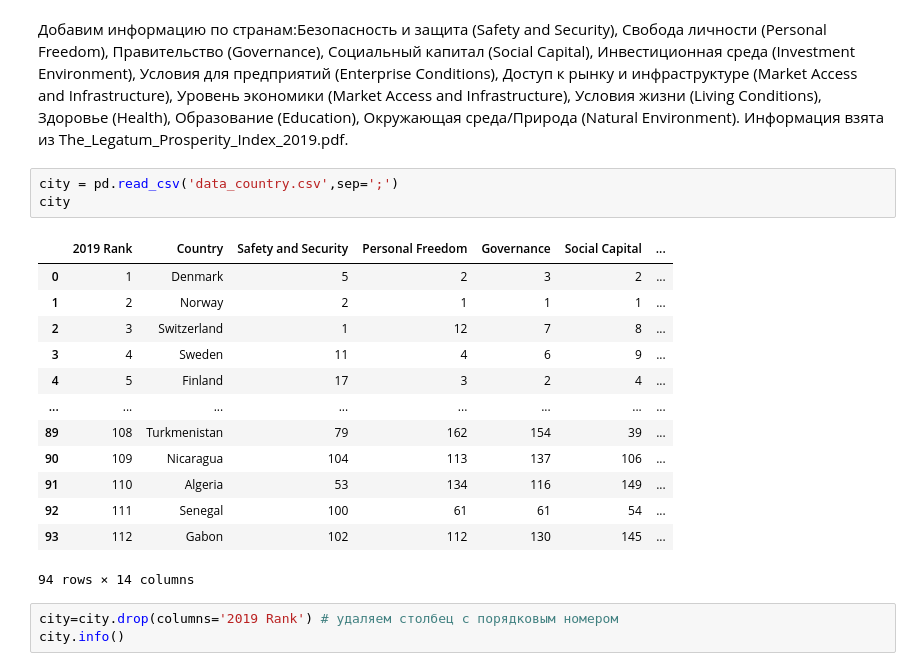
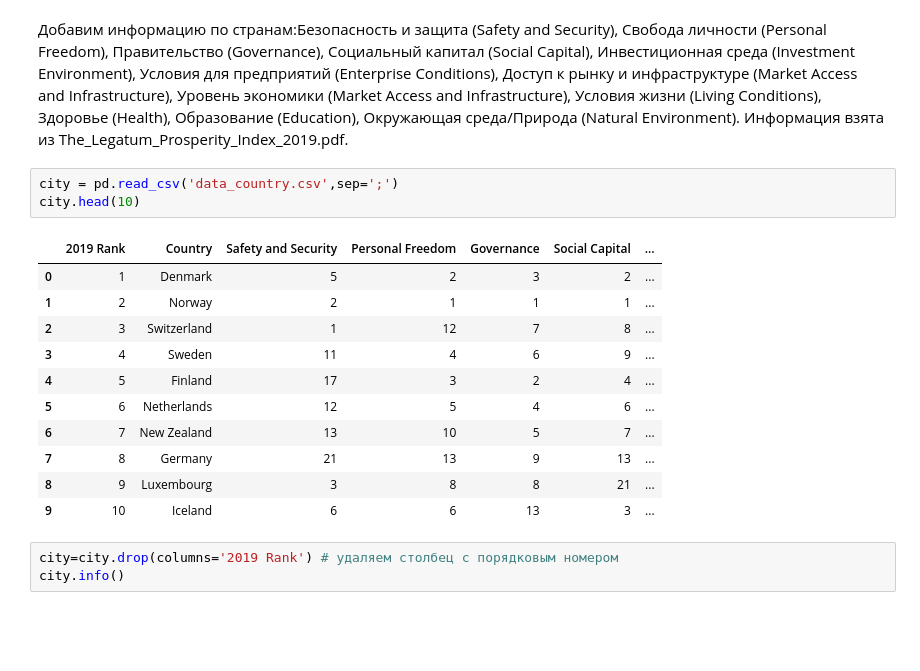
Before and after one commit to Nataly2107/DSLearning, a Jupyter notebook: module_3/Project3.ipynb, the cells around one changed output. Drawn from its saved outputs; the diff is of its cells as text; blank space fills up the shorter version.

```diff
--- a/module_3/Project3.ipynb
+++ b/module_3/Project3.ipynb
@@ -107,21 +107,19 @@ task['Country'] = task.City.apply(lambda x: setCountry(x))
 Информация взята из The_Legatum_Prosperity_Index_2019.pdf.
 # %%
 city = pd.read_csv('data_country.csv',sep=';')
-city
+city.head(10)
 # %% [output]
 |  | 2019 Rank | Country | Safety and Security | Personal Freedom | Governance | Social Capital | ... |
 | 0 | 1 | Denmark | 5 | 2 | 3 | 2 | ... |
 | 1 | 2 | Norway | 2 | 1 | 1 | 1 | ... |
 | 2 | 3 | Switzerland | 1 | 12 | 7 | 8 | ... |
 | 3 | 4 | Sweden | 11 | 4 | 6 | 9 | ... |
 | 4 | 5 | Finland | 17 | 3 | 2 | 4 | ... |
-| ... | ... | ... | ... | ... | ... | ... | ... |
-| 89 | 108 | Turkmenistan | 79 | 162 | 154 | 39 | ... |
-| 90 | 109 | Nicaragua | 104 | 113 | 137 | 106 | ... |
-| 91 | 110 | Algeria | 53 | 134 | 116 | 149 | ... |
-| 92 | 111 | Senegal | 100 | 61 | 61 | 54 | ... |
-| 93 | 112 | Gabon | 102 | 112 | 130 | 145 | ... |
+| 5 | 6 | Netherlands | 12 | 5 | 4 | 6 | ... |
+| 6 | 7 | New Zealand | 13 | 10 | 5 | 7 | ... |
+| 7 | 8 | Germany | 21 | 13 | 9 | 13 | ... |
+| 8 | 9 | Luxembourg | 3 | 8 | 8 | 21 | ... |
+| 9 | 10 | Iceland | 6 | 6 | 13 | 3 | ... |
-94 rows × 14 columns
 # %%
 city=city.drop(columns='2019 Rank') # удаляем столбец с порядковым номером
 city.info()
```
Also changed, not shown: parts of 8 cells of this notebook.
